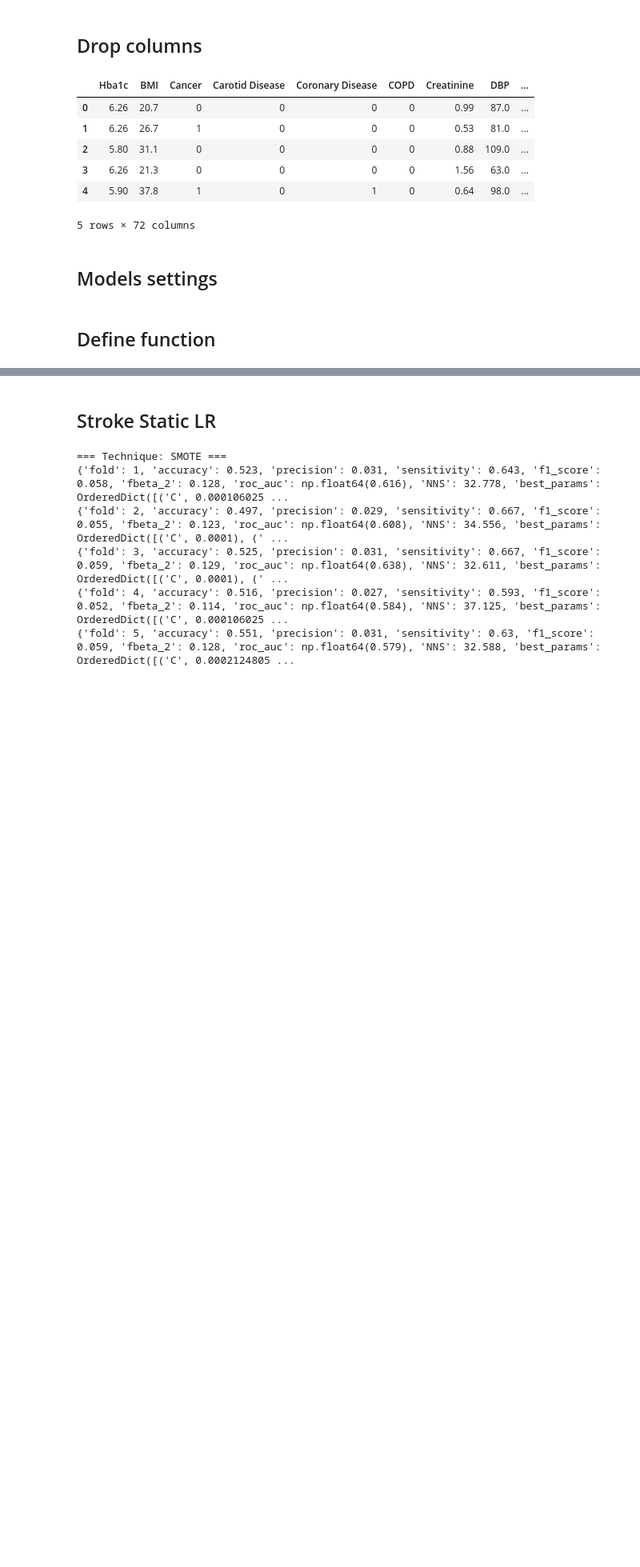
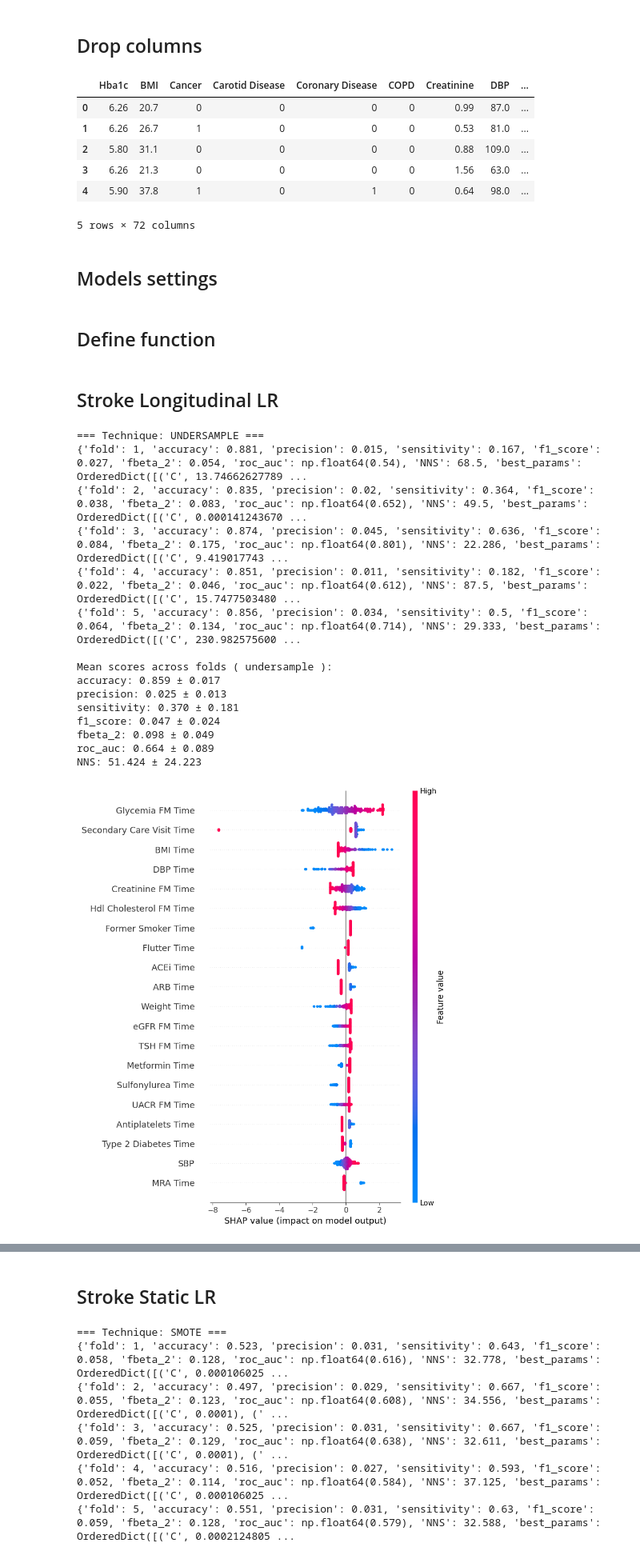
Before and after one commit to rique-git/Thesis-MEIC-IST, a Jupyter notebook: notebooks/44. Feature importances.ipynb, the cells around one changed output, grey strips where cells are left out. Shown at 80% size. Saved outputs shown, nothing was run; the diff lists cells and outputs as text; code cells hidden in the pictures; blank space fills up the shorter version.

```diff
--- a/notebooks/44. Feature importances.ipynb
+++ b/notebooks/44. Feature importances.ipynb
@@ -47,7 +47,7 @@ data.head()
 # %% [markdown]
 ## Drop columns
 # %%
-targets = ["y_acs_6_months", "y_cvdeath_6_months", "y_death_6_months", "y_hf_6_months", "y_inp_6_months", "y_stk_or_aemb"]
+targets = ["y_acs_6_months", "y_cvdeath_6_months", "y_death_6_months", "y_hf_6_months", "y_inp_6_months", "y_stk_or_aemb", "y_stk_or_aemb_12_months"]
 
 # keep only target Ys, drop any other y_* cols first
 cols_to_drop = [col for col in data.columns if col.startswith('y_') and col not in targets]
@@ -197,7 +197,7 @@ optimizer_map = {
 # %%
 SamplingName = Literal["baseline", "undersample", "oversample", "smote", "all"]
 ModelName = Literal["nb", "lr", "xgb", "dt", "rf", "mlp"]
-ExplainerName = Literal["none", "linear", "tree", "kernel"]
+ExplainerName = Literal["none", "linear", "tree", "kernel", "tree_rf"]
 
 def _make_resampler(name: SamplingName, random_state: int, y_train: pd.Series = None):
     if name == "baseline":
@@ -374,12 +374,54 @@ def run_cv_with_sampling(
         elif explainer == "linear":
             shap_explainer = shap.LinearExplainer(final_model, X_background_final)
             shap_values_final = shap_explainer.shap_values(X_sample_final)
+        elif explainer == "tree_rf":
+            shap_explainer = shap.TreeExplainer(final_model)
+            shap_values_final = shap_explainer.shap_values(X_sample_final)
 
-        shap.summary_plot(
-            shap_values_final,
-            X_sample_final,
-            feature_names=X.columns,
-            max_display=max_disp
-        )
+            shap.summary_plot(
+                shap_values_final[1],
+                X_sample_final,
+                feature_names=X.columns,
+                max_display=max_disp
+            )
+
+        if explainer != "tree_rf":
+            shap.summary_plot(
+                shap_values_final,
+                X_sample_final,
+                feature_names=X.columns,
+                max_display=max_disp
+            )
 
     return results
+# %% [markdown]
+## Stroke Longitudinal LR
+# %%
+results = run_cv_with_sampling(
+    X_full=data_all_features,
+    target_cols=targets,
+    target_name="y_stk_or_aemb_12_months",
+    optimizer_map=optimizer_map,
+    model_name="lr",
+    sampling="undersample",
+    n_splits=5,
+    random_state=42,
+    explainer="linear"
+)
+# %% [output]
+=== Technique: UNDERSAMPLE ===
+{'fold': 1, 'accuracy': 0.881, 'precision': 0.015, 'sensitivity': 0.167, 'f1_score': 0.027, 'fbeta_2': 0.054, 'roc_auc': np.float64(0.54), 'NNS': 68.5, 'best_params': OrderedDict([('C', 13.74662627789 ...
+{'fold': 2, 'accuracy': 0.835, 'precision': 0.02, 'sensitivity': 0.364, 'f1_score': 0.038, 'fbeta_2': 0.083, 'roc_auc': np.float64(0.652), 'NNS': 49.5, 'best_params': OrderedDict([('C', 0.000141243670 ...
+{'fold': 3, 'accuracy': 0.874, 'precision': 0.045, 'sensitivity': 0.636, 'f1_score': 0.084, 'fbeta_2': 0.175, 'roc_auc': np.float64(0.801), 'NNS': 22.286, 'best_params': OrderedDict([('C', 9.419017743 ...
+{'fold': 4, 'accuracy': 0.851, 'precision': 0.011, 'sensitivity': 0.182, 'f1_score': 0.022, 'fbeta_2': 0.046, 'roc_auc': np.float64(0.612), 'NNS': 87.5, 'best_params': OrderedDict([('C', 15.7477503480 ...
+{'fold': 5, 'accuracy': 0.856, 'precision': 0.034, 'sensitivity': 0.5, 'f1_score': 0.064, 'fbeta_2': 0.134, 'roc_auc': np.float64(0.714), 'NNS': 29.333, 'best_params': OrderedDict([('C', 230.982575600 ...
+
+Mean scores across folds ( undersample ):
+accuracy: 0.859 ± 0.017
+precision: 0.025 ± 0.013
+sensitivity: 0.370 ± 0.181
+f1_score: 0.047 ± 0.024
+fbeta_2: 0.098 ± 0.049
+roc_auc: 0.664 ± 0.089
+NNS: 51.424 ± 24.223
+[figure, added]
```
Also changed, not shown: parts of 4 cells of this notebook, 1 other file.
